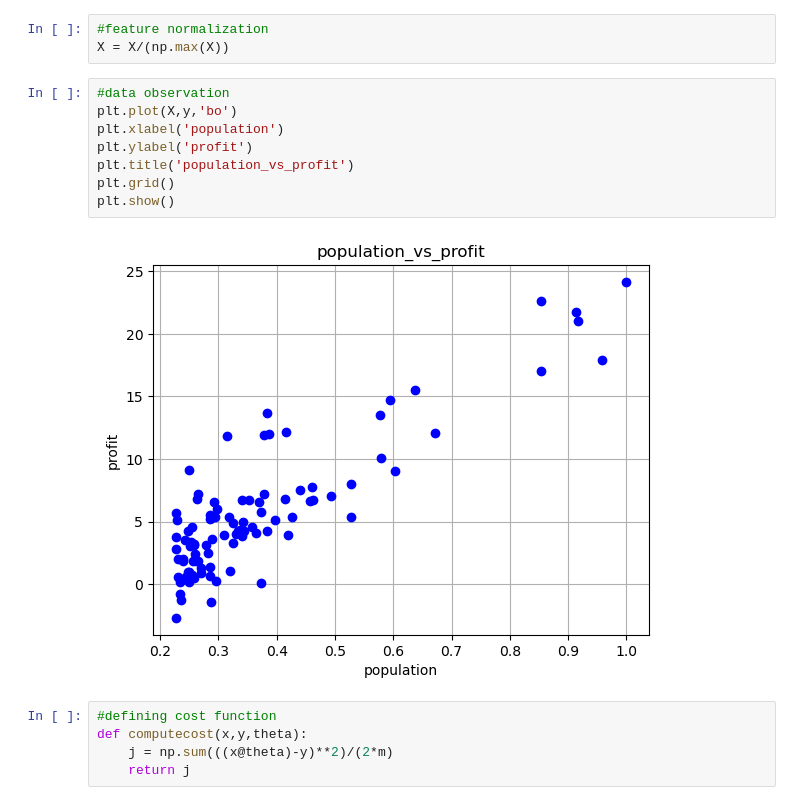
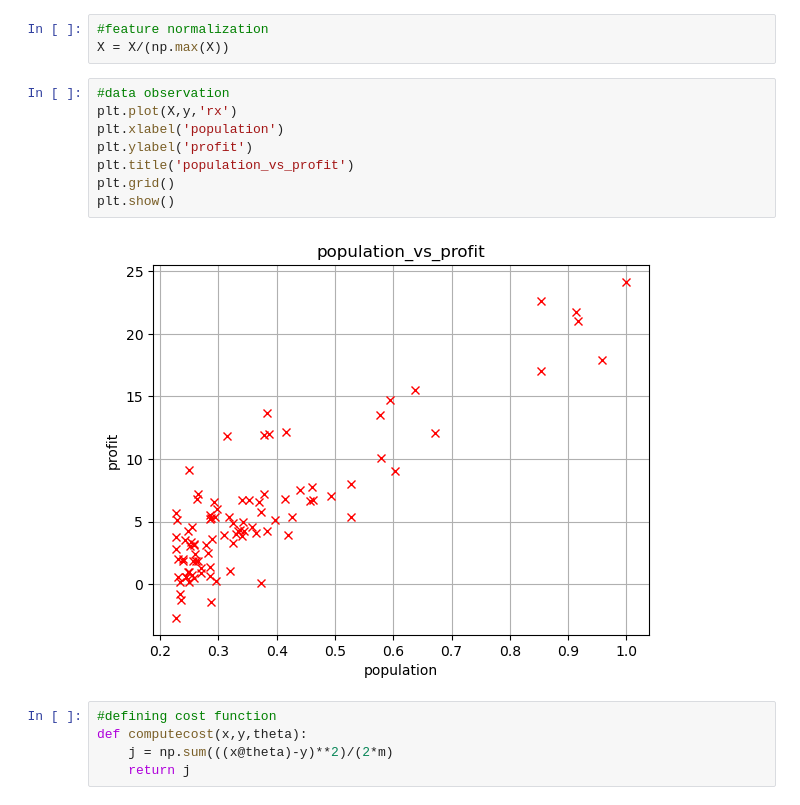
Before and after one commit to sauravbhusal/LINEAR_REGRESSION_FROM_SCRATCH, a Jupyter notebook: simple_linear_regression/simple_linear_regression.ipynb, the cells around one changed output. Cells and saved outputs as stored; diff of their text form.

```diff
--- a/simple_linear_regression/simple_linear_regression.ipynb
+++ b/simple_linear_regression/simple_linear_regression.ipynb
@@ -94,14 +94,14 @@ array([[ 5.5277 ,  9.1302 ],
 X = X/(np.max(X))
 # %%
 #data observation
-plt.plot(X,y,'bo')
+plt.plot(X,y,'rx')
 plt.xlabel('population')
 plt.ylabel('profit')
 plt.title('population_vs_profit')
 plt.grid()
 plt.show()
 # %% [output]
-[figure, old version]
+[figure, new version]
 # %%
 #defining cost function
 def computecost(x,y,theta):
```
Also changed, not shown: parts of 10 cells of this notebook.
